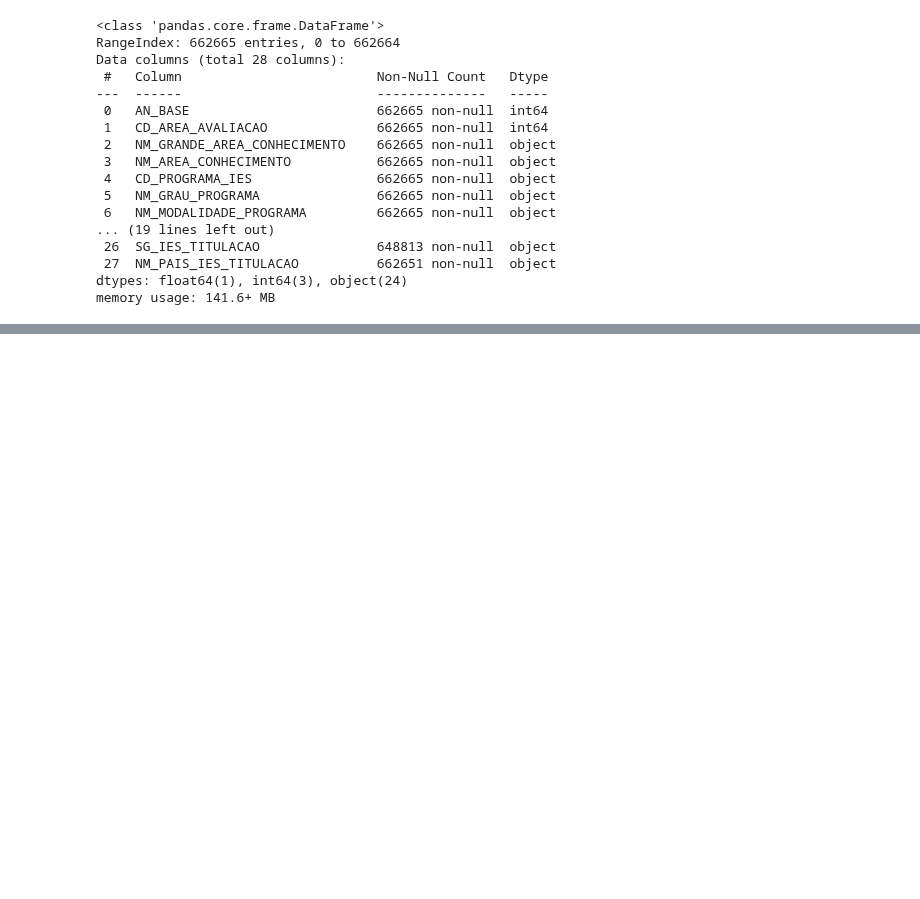
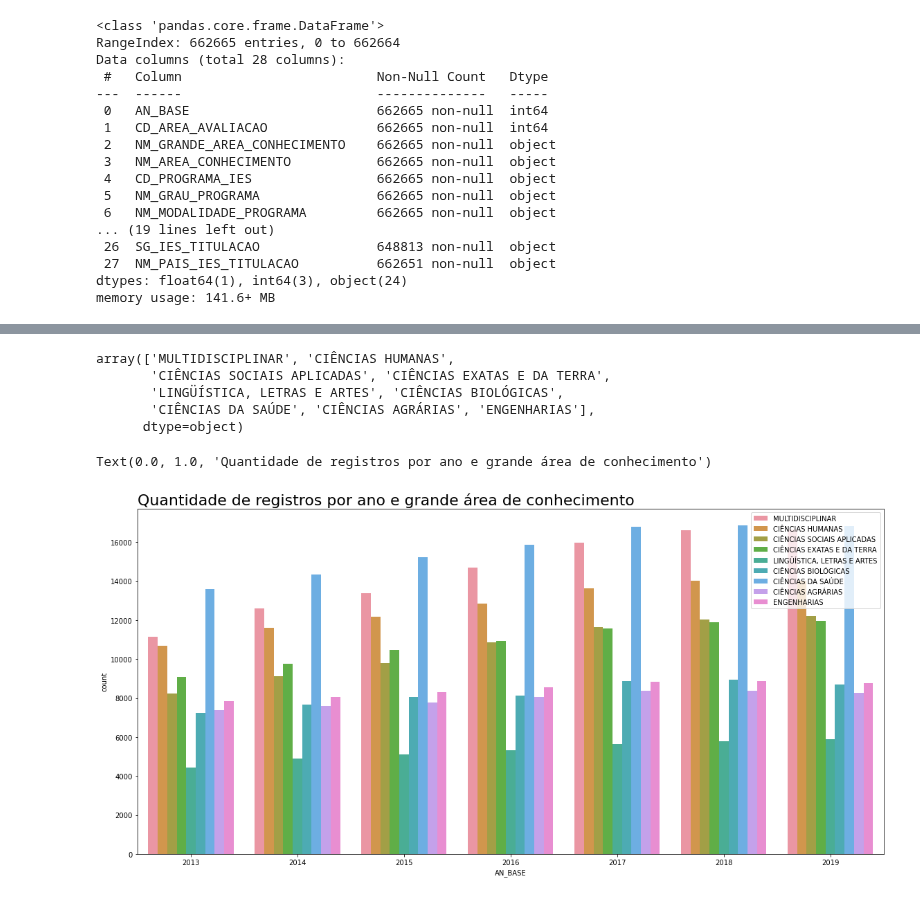
Before and after one commit to ieee-uerj/capes-data-analysis, a Jupyter notebook: visualization/Mauricio/docentes_analysis.ipynb, the cells around one changed output, grey strips where cells are left out. Cells and saved outputs as stored; diff of their text form; code cells hidden in the pictures; blank space fills up the shorter version.

```diff
--- a/visualization/Mauricio/docentes_analysis.ipynb
+++ b/visualization/Mauricio/docentes_analysis.ipynb
@@ -81,0 +87,16 @@ sns.countplot(data = docentes_df, x = 'AN_BASE')
+# %%
+docentes_df['NM_GRANDE_AREA_CONHECIMENTO'].unique()
+# %% [output]
+array(['MULTIDISCIPLINAR', 'CIÊNCIAS HUMANAS',
+       'CIÊNCIAS SOCIAIS APLICADAS', 'CIÊNCIAS EXATAS E DA TERRA',
+       'LINGÜÍSTICA, LETRAS E ARTES', 'CIÊNCIAS BIOLÓGICAS',
+       'CIÊNCIAS DA SAÚDE', 'CIÊNCIAS AGRÁRIAS', 'ENGENHARIAS'],
+      dtype=object)
+# %%
+plt.figure(figsize = (16,8), tight_layout = True)
+sns.countplot(data = docentes_df, x = 'AN_BASE', hue = 'NM_GRANDE_AREA_CONHECIMENTO')
+plt.legend(loc = 'upper right')
+plt.title('Quantidade de registros por ano e grande área de conhecimento', fontdict= {'fontsize': 22}, loc = 'left')
+# %% [output]
+Text(0.0, 1.0, 'Quantidade de registros por ano e grande área de conhecimento')
+[figure, added]
```
Also changed, not shown: parts of 26 cells of this notebook.
